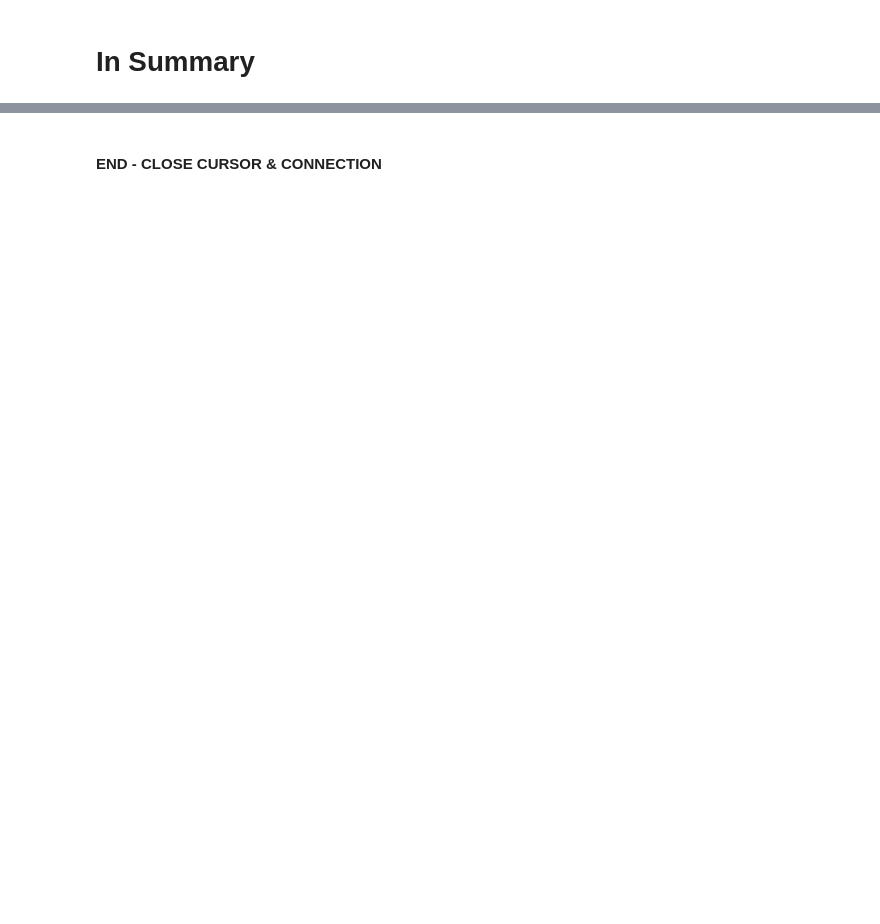
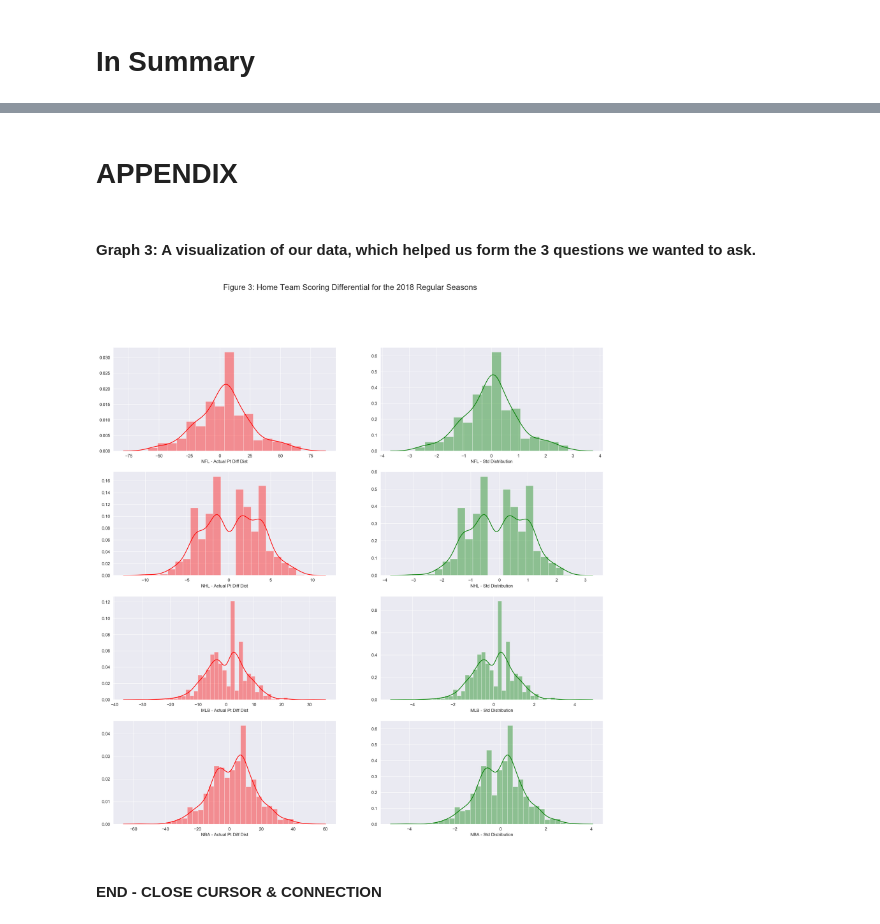
Before and after one commit to jprinfret/home_field_advantage, a Jupyter notebook: evaluating_home_field_advantage.ipynb, the cells around one changed output, grey strips where cells are left out. Cells and saved outputs as stored; diff of their text form; code cells hidden in the pictures; blank space fills up the shorter version.

```diff
--- a/evaluating_home_field_advantage.ipynb
+++ b/evaluating_home_field_advantage.ipynb
@@ -397,19 +374,19 @@ $H_1: \mu_{sport}$  > 0 ; where $\mu_{sport}$ = the home team point differential
 # %%
 #football
 print('NFL:')
-run_ttest(nfl_actuals, 0, 0.05)
+run_ttest(nfl_actuals, 0, 0.05, two_tail=False)
 
 #football
 print('NHL:')
-run_ttest(nhl_actuals, 0, 0.05)
+run_ttest(nhl_actuals, 0, 0.05, two_tail=False)
 
 #football
 print('MLB:')
-run_ttest(mlb_actuals, 0, 0.05)
+run_ttest(mlb_actuals, 0, 0.05, two_tail=False)
 
 #football
 print('NBA:')
-run_ttest(nba_actuals, 0, 0.05)
+run_ttest(nba_actuals, 0, 0.05, two_tail=False)
 # %% [output]
 NFL:
 Null hypothesis rejected. Results are statistically significant since t-value: 2.519 > critical t-value: 1.651 and p-value: 0.012378282339276653 < alpha: 0.05
@@ -677,2 +730,71 @@ IndexError: single positional indexer is out-of-bounds
+# %% [markdown]
+# APPENDIX
+# %% [markdown]
+#### Graph 3: A visualization of our data, which helped us form the 3 questions we wanted to ask.
+# %%
+fig, axes = plt.subplots(nrows=4, ncols=2, figsize=(20,20), sharex=False, sharey=False, dpi=120)
+fig.suptitle('Figure 3: Home Team Scoring Differential for the 2018 Regular Seasons', fontsize=18)
+
+#football: actual / standard
+sns.distplot(nfl_actuals,
+             bins='auto',
+             color='r',
+             ax=axes[0][0],
+             axlabel = 'NFL - Actual Pt Diff Dist'
+            );
+
+sns.distplot(nfl_zscores,
+             bins='auto',
+             color='g',
+             ax=axes[0][1],
+             axlabel = 'NFL - Std Distribution'
+            );
+
+#hockey: actual / standard
+sns.distplot(nhl_actuals,
+             bins='auto',
+             color='r',
+             ax=axes[1][0],
+             axlabel = 'NHL - Actual Pt Diff Dist'
+            );
+
+sns.distplot(nhl_zscores,
+             bins='auto',
+             color='g',
+             ax=axes[1][1],
+             axlabel = 'NHL - Std Distribution'
+            );
+
+#baseball: actual / standard
+sns.distplot(mlb_actuals,
+             bins='auto',
+             color='r',
+             ax=axes[2][0],
+             axlabel = 'MLB - Actual Pt Diff Dist'
+            );
+
+sns.distplot(mlb_zscores,
+             bins='auto',
+             color='g',
+             ax=axes[2][1],
+             axlabel = 'MLB - Std Distribution'
+            );
+
+#basketball: actual / standard
+sns.distplot(nba_actuals,
+             bins='auto',
+             color='r',
+             ax=axes[3][0],
+             axlabel = 'NBA - Actual Pt Diff Dist'
+            );
+
+sns.distplot(nba_zscores,
+             bins='auto',
+             color='g',
+             ax=axes[3][1],
+             axlabel = 'NBA - Std Distribution'
+            );
+# %% [output]
+[figure, added]
 # %% [markdown]
 #### END - CLOSE CURSOR & CONNECTION
```
Also changed, not shown: parts of 71 cells of this notebook.
